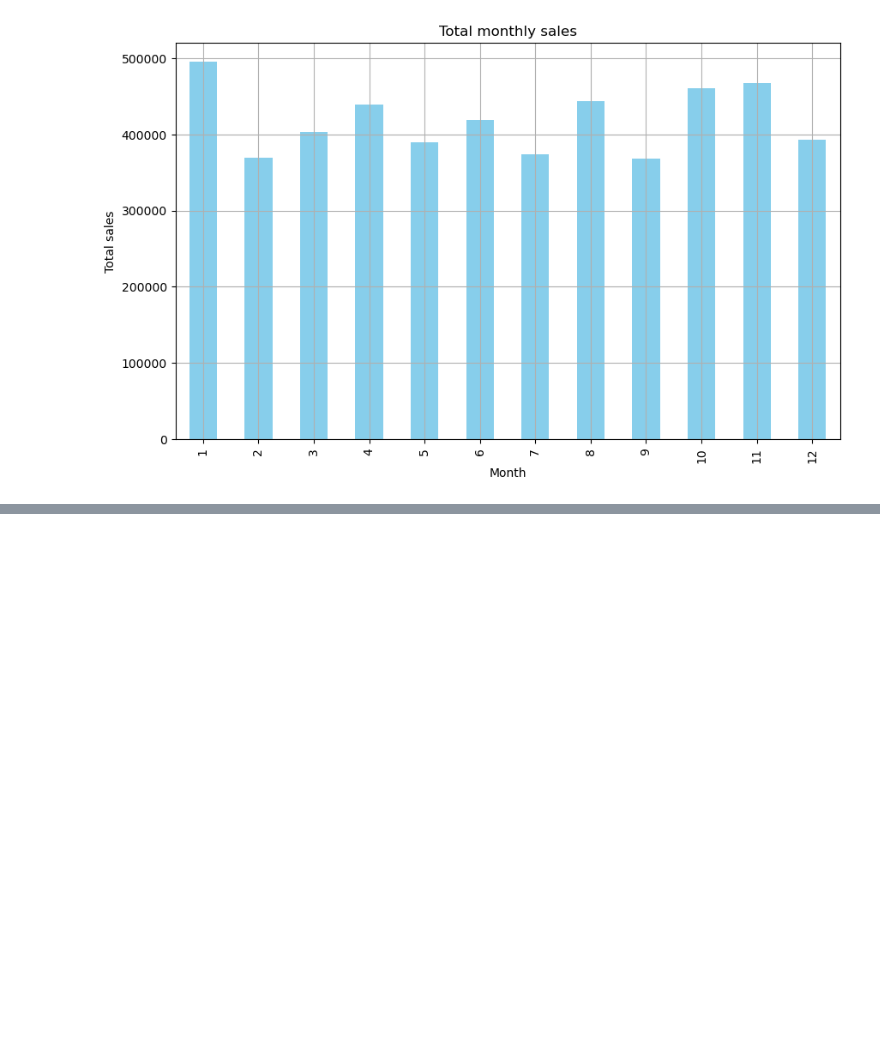
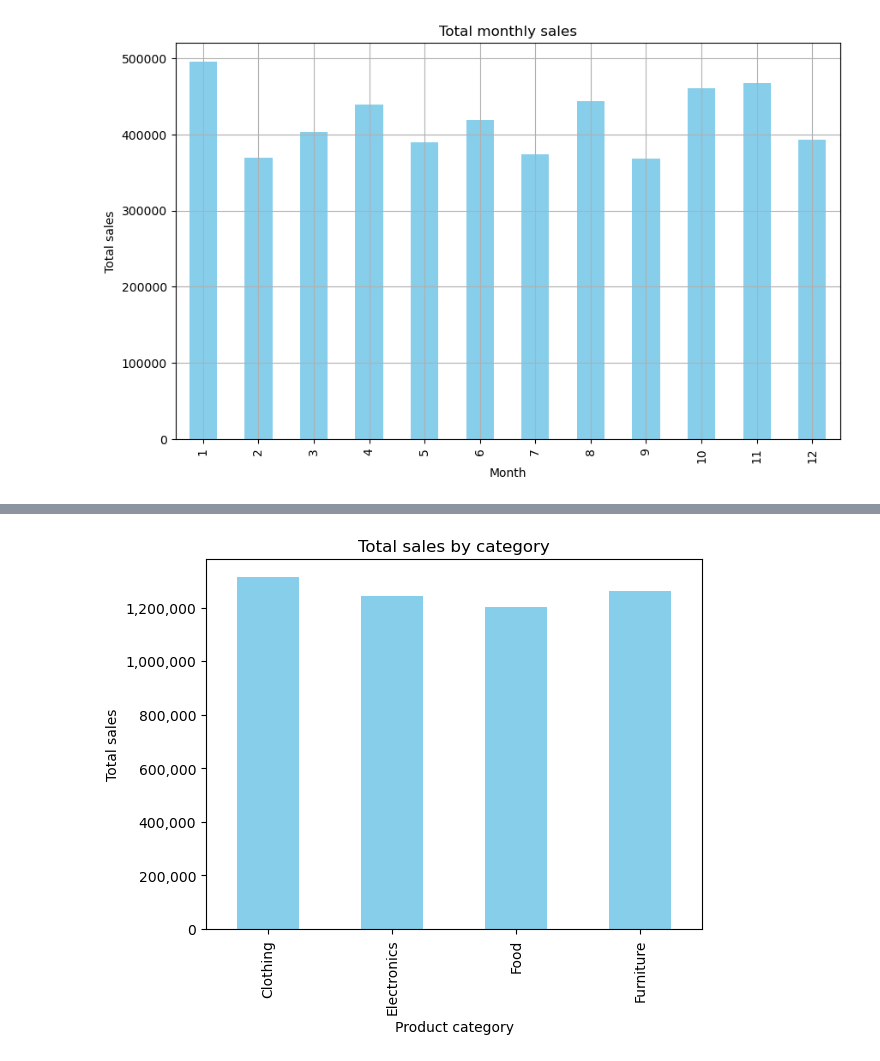
Before and after one commit to estrin00/diplomski, a Jupyter notebook: analysis.ipynb, the cells around one changed output, grey strips where cells are left out. Saved outputs shown, nothing was run; the diff lists cells and outputs as text; code cells hidden in the pictures; blank space fills up the shorter version.

```diff
--- a/analysis.ipynb
+++ b/analysis.ipynb
@@ -167,0 +186,10 @@ Name: Product_Category, Length: 1000, dtype: object>
+# %%
+import matplotlib.ticker as mticker
+plt.gca().yaxis.set_major_formatter(mticker.FuncFormatter(lambda x, _: f'{int(x):,}'))
+
+data.groupby('Product_Category')['Sales_Amount'].sum().plot(kind='bar', color='skyblue', title='Total sales by category')
+plt.ylabel('Total sales')
+plt.xlabel('Product category')
+plt.show()
+# %% [output]
+[figure, added]
```
Also changed, not shown: parts of 47 cells of this notebook.
